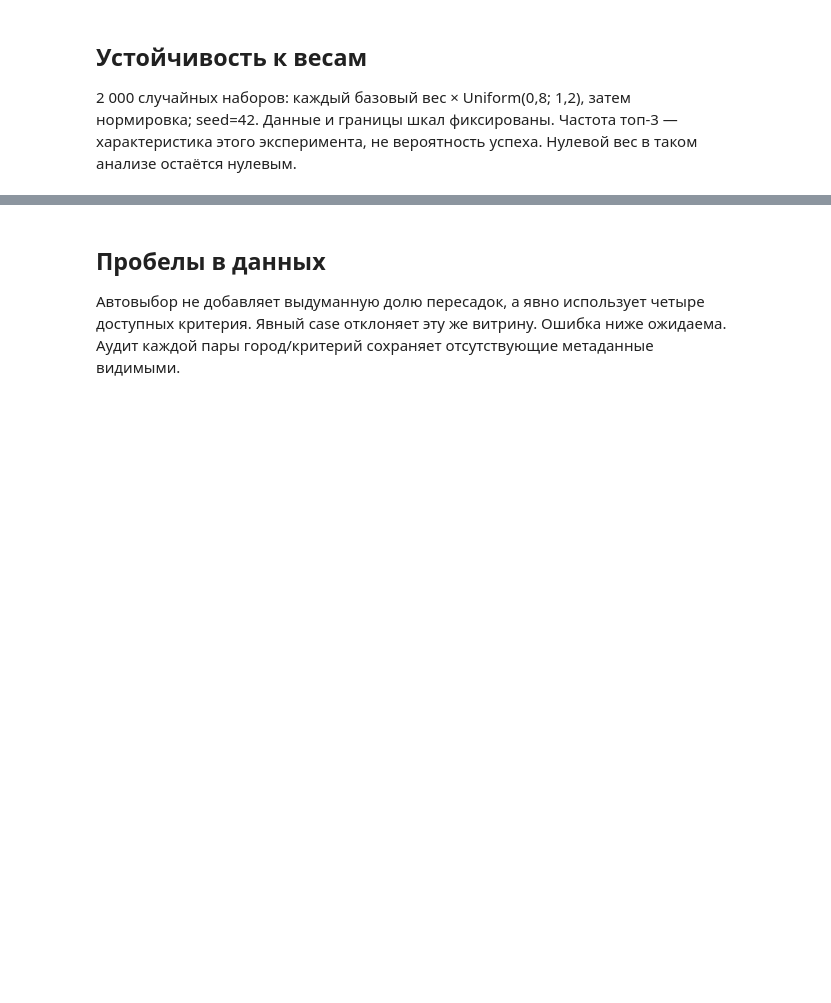
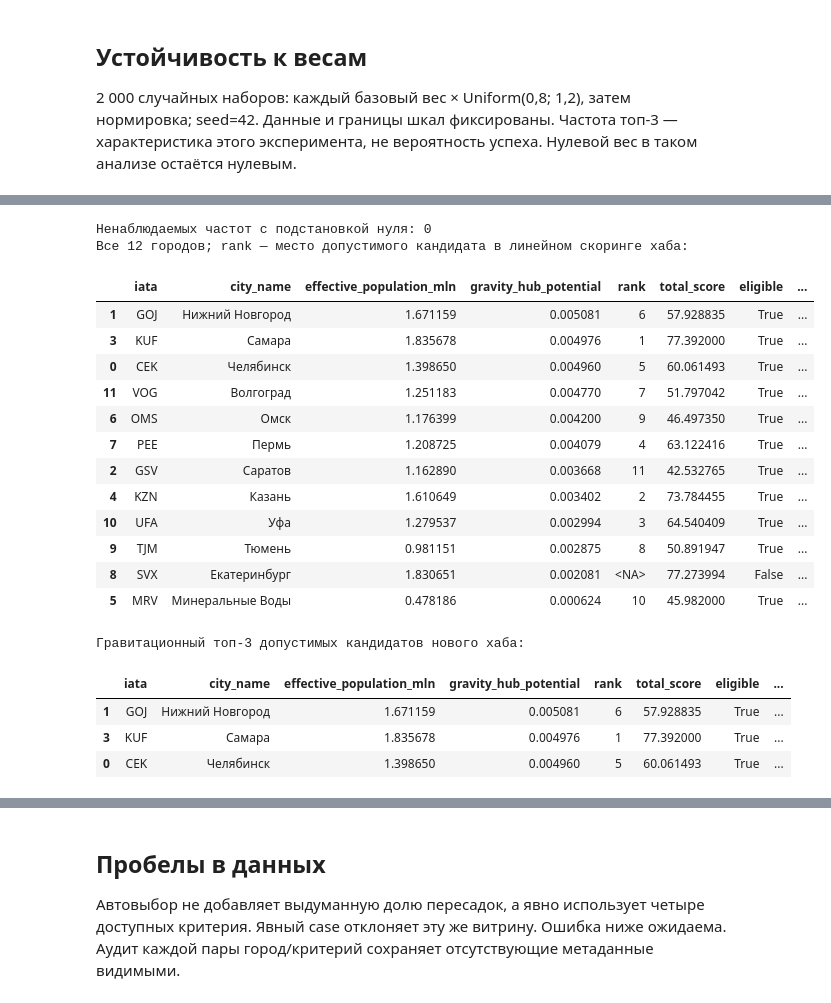
Before and after one commit to Prepodavately/RedWings__hackathon, a Jupyter notebook: notebooks/02_scoring_check.ipynb, the cells around one changed output, grey strips where cells are left out. Cells and saved outputs as stored; diff of their text form; code cells hidden in the pictures; blank space fills up the shorter version.

```diff
--- a/notebooks/02_scoring_check.ipynb
+++ b/notebooks/02_scoring_check.ipynb
@@ -153,0 +173,16 @@ assert p2p_stability.top3_frequency.sum() == 3.0
+# %%
+LAM, GAMMA = 0.45, 1.15
+cities = features.copy(deep=True)
+effective = calculate_effective_population(cities, lam=LAM)
+cities["effective_population_mln"] = effective
+catchment = pd.DataFrame(effective.attrs["catchment_details"])
+member_sum = catchment.groupby("iata").satellite_population.sum()
+cities["population_from_members_mln"] = cities.population_city_mln + cities.iata.map(member_sum).fillna(0) / 1e6
+cities["population_members_gap_mln"] = cities.population_mln - cities.population_from_members_mln
+display(cities[["iata", "city_name", "population_mln", "effective_population_mln"]].sort_values("effective_population_mln", ascending=False))
+display(catchment.loc[catchment.iata.isin(["KUF", "MRV"])])
+print("Расхождения суммы ядра и спутников с полной агломерацией:")
+display(cities.loc[cities.population_members_gap_mln.abs() > 1e-6,
+    ["iata", "population_mln", "population_from_members_mln", "population_members_gap_mln"]])
+assert (cities.effective_population_mln >= cities.population_city_mln).all()
+assert (cities.effective_population_mln <= cities.population_from_members_mln).all()
@@ -153,0 +232,38 @@ assert p2p_stability.top3_frequency.sum() == 3.0
+# %%
+gravity = calculate_gravity_matrix(cities, routes, gamma=GAMMA)
+cities["gravity_hub_potential"] = cities.iata.map(gravity.sum(axis=1))
+cities["purchasing_power_index"] = cities.iata.map(gravity.attrs["purchasing_power_index"])
+comparison = cities[["iata", "city_name", "effective_population_mln", "gravity_hub_potential"]].merge(
+    hub.table[["iata", "rank", "total_score", "eligible"]], on="iata", validate="one_to_one"
+).sort_values(["gravity_hub_potential", "iata"], ascending=[False, True])
+comparison["gravity_rank_all"] = range(1, len(comparison) + 1)
+print("Ненаблюдаемых частот с подстановкой нуля:", gravity.attrs["missing_competition_pairs"])
+print("Все 12 городов; rank — место допустимого кандидата в линейном скоринге хаба:")
+display(comparison)
+print("Гравитационный топ-3 допустимых кандидатов нового хаба:")
+display(comparison.loc[comparison.eligible].head(3))
+assert gravity.shape == (12, 12)
+assert (np.diag(gravity) == 0).all()
+assert np.isfinite(gravity.to_numpy()).all()
+np.testing.assert_allclose(cities.gravity_hub_potential, cities.iata.map(gravity.attrs["gravity_hub_potential"]))
+# %% [output]
+Ненаблюдаемых частот с подстановкой нуля: 0
+Все 12 городов; rank — место допустимого кандидата в линейном скоринге хаба:
+|  | iata | city_name | effective_population_mln | gravity_hub_potential | rank | total_score | eligible | ... |
+| 1 | GOJ | Нижний Новгород | 1.671159 | 0.005081 | 6 | 57.928835 | True | ... |
+| 3 | KUF | Самара | 1.835678 | 0.004976 | 1 | 77.392000 | True | ... |
+| 0 | CEK | Челябинск | 1.398650 | 0.004960 | 5 | 60.061493 | True | ... |
+| 11 | VOG | Волгоград | 1.251183 | 0.004770 | 7 | 51.797042 | True | ... |
+| 6 | OMS | Омск | 1.176399 | 0.004200 | 9 | 46.497350 | True | ... |
+| 7 | PEE | Пермь | 1.208725 | 0.004079 | 4 | 63.122416 | True | ... |
+| 2 | GSV | Саратов | 1.162890 | 0.003668 | 11 | 42.532765 | True | ... |
+| 4 | KZN | Казань | 1.610649 | 0.003402 | 2 | 73.784455 | True | ... |
+| 10 | UFA | Уфа | 1.279537 | 0.002994 | 3 | 64.540409 | True | ... |
+| 9 | TJM | Тюмень | 0.981151 | 0.002875 | 8 | 50.891947 | True | ... |
+| 8 | SVX | Екатеринбург | 1.830651 | 0.002081 | <NA> | 77.273994 | False | ... |
+| 5 | MRV | Минеральные Воды | 0.478186 | 0.000624 | 10 | 45.982000 | True | ... |
+Гравитационный топ-3 допустимых кандидатов нового хаба:
+|  | iata | city_name | effective_population_mln | gravity_hub_potential | rank | total_score | eligible | ... |
+| 1 | GOJ | Нижний Новгород | 1.671159 | 0.005081 | 6 | 57.928835 | True | ... |
+| 3 | KUF | Самара | 1.835678 | 0.004976 | 1 | 77.392000 | True | ... |
+| 0 | CEK | Челябинск | 1.398650 | 0.004960 | 5 | 60.061493 | True | ... |
```
Also changed, not shown: parts of 12 cells of this notebook, 30 other files.
